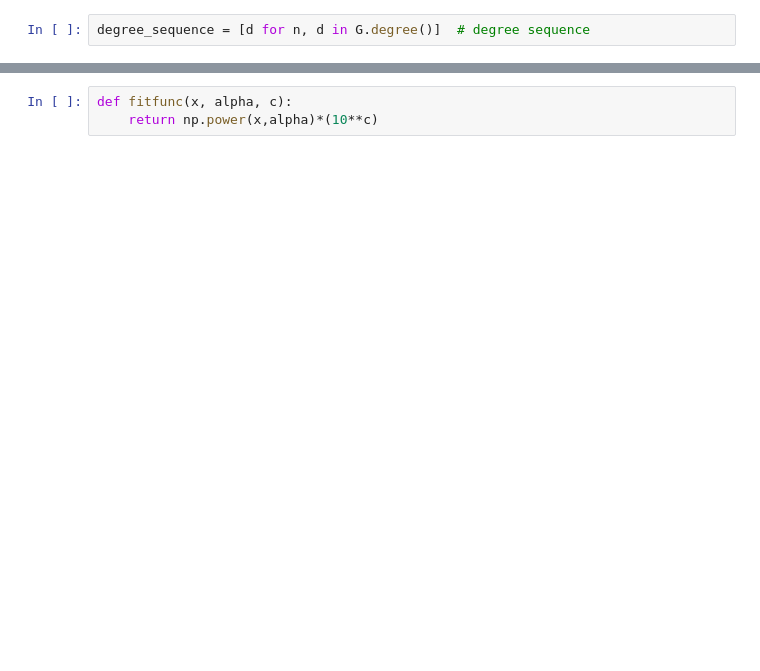
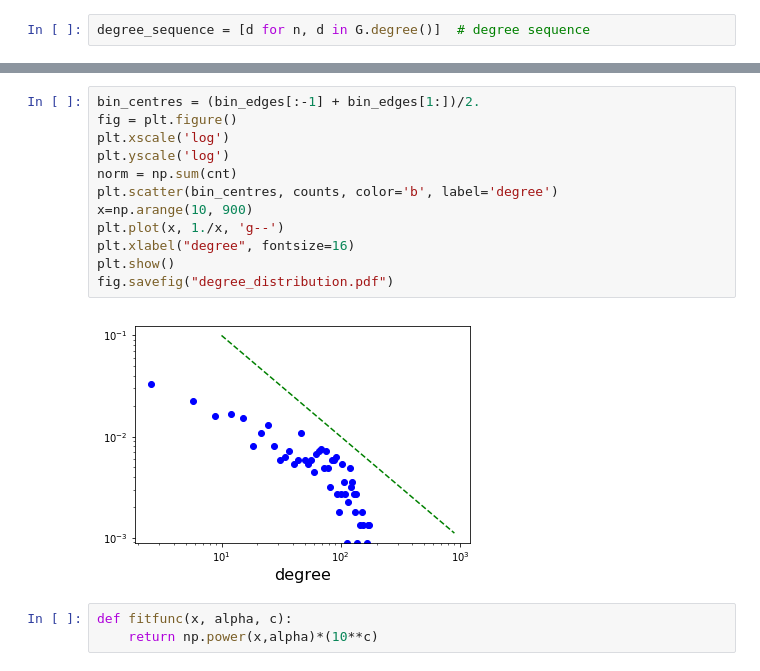
Before and after one commit to fvalle1/master_thesis, a Jupyter notebook: Network.ipynb, the cells around one changed output, grey strips where cells are left out. Cells and saved outputs as stored; diff of their text form; blank space fills up the shorter version.

```diff
--- a/Network.ipynb
+++ b/Network.ipynb
@@ -88,3 +86,17 @@ fig.savefig("degree_distribution.png")
+# %%
+bin_centres = (bin_edges[:-1] + bin_edges[1:])/2.
+fig = plt.figure()
+plt.xscale('log')
+plt.yscale('log')
+norm = np.sum(cnt)
+plt.scatter(bin_centres, counts, color='b', label='degree')
+x=np.arange(10, 900)
+plt.plot(x, 1./x, 'g--')
+plt.xlabel("degree", fontsize=16)
+plt.show()
+fig.savefig("degree_distribution.pdf")
+# %% [output]
+[figure, added]
 # %%
 def fitfunc(x, alpha, c):
     return np.power(x,alpha)*(10**c)
```
Also changed, not shown: parts of 13 cells of this notebook, 13 other files.
